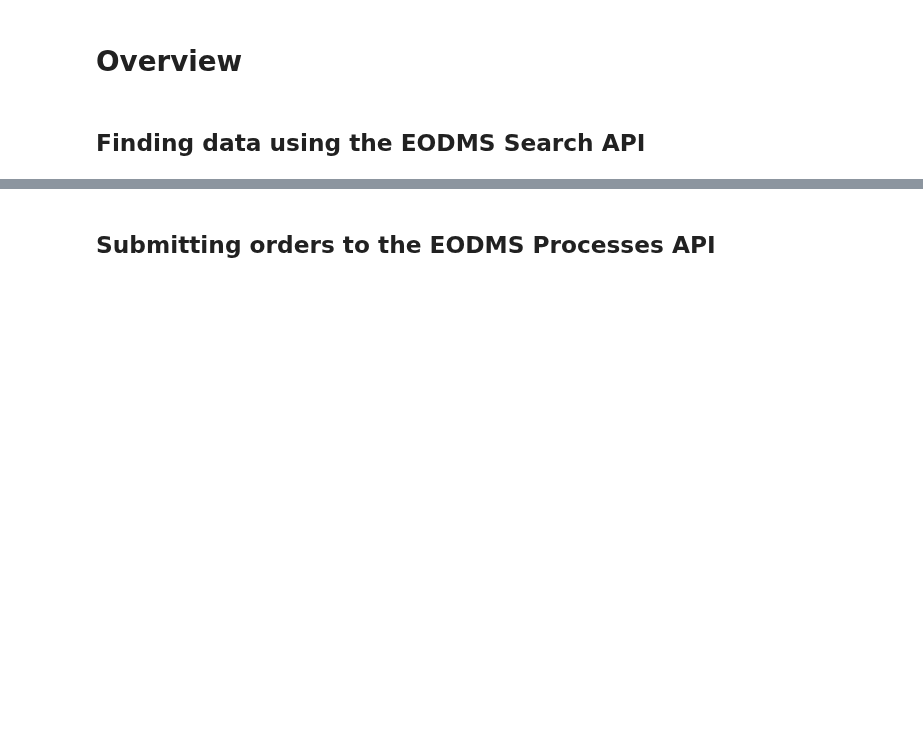
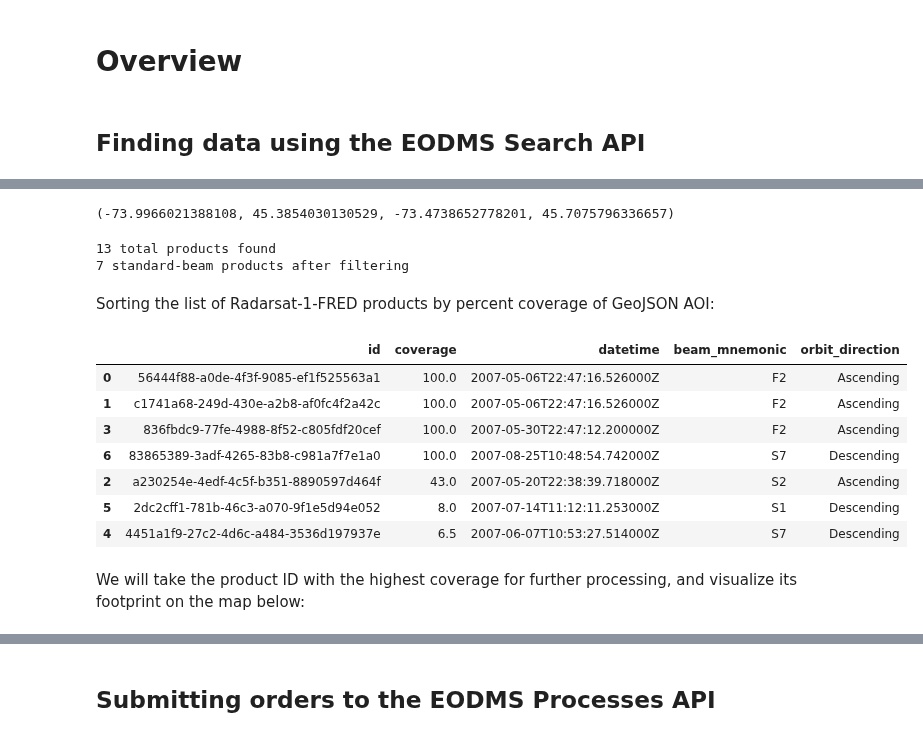
Before and after one commit to eodms-sgdot/rcm-ard-stac-examples, a Jupyter notebook: examples/radarsat1_l1_processing.ipynb, the cells around one changed output, grey strips where cells are left out. Saved outputs shown, nothing was run; the diff lists cells and outputs as text; code cells hidden in the pictures; blank space fills up the shorter version.

```diff
--- a/examples/radarsat1_l1_processing.ipynb
+++ b/examples/radarsat1_l1_processing.ipynb
@@ -5,3 +30,38 @@
+# %%
+# date range for search
+start_date = '2007-05-01'
+end_date = '2007-08-31'
+
+# creating bounding box from input GeoJSON to use as spatial filter
+geojson_path = 'montreal-limites-administratives.geojson'
+aoi_gdf = gpd.read_file(geojson_path)
+bbox = get_bbox(geojson_path)
+bbox
+# %% [output]
+(-73.9966021388108, 45.3854030130529, -73.4738652778201, 45.7075796336657)
 # %%
-# searching STAC items based on AOI + datetime
+# List all items in collection within date range that intersect with bounding box
+catalog_url = 'https://www.eodms-sgdot.nrcan-rncan.gc.ca/search'
+collection = 'Radarsat-1-FRED'
+
+catalog = Client.open(catalog_url)
+search = catalog.search(
+    collections=[collection],
+    bbox=bbox,
+    datetime=f'{start_date}/{end_date}',
+    limit=100,
+    method='GET'
+)
+
+all_items = search.item_collection()
+print(f'{len(all_items)} total products found')
+
+# Filter for standard-beam mode only (ScanSAR is currently unsupported for L1 processing)
+items = [item for item in all_items if item.properties.get('mode') == 'SB']
+print(f'{len(items)} standard-beam products after filtering')
+# %% [output]
+13 total products found
+7 standard-beam products after filtering
+# %% [markdown]
+Sorting the list of Radarsat-1-FRED products by percent coverage of GeoJSON AOI:
 # %%
@@ -8,0 +90,43 @@
+# %%
+def create_coverage_table(items, aoi_gdf):
+    """Sorts all STAC items in an item_collection by percent coverage of an AOI"""
+
+    dict_list = []
+    for item in items:
+
+        # percent coverage
+        aoi_coverage = calculate_coverage(item, aoi_gdf)
+
+        # item properties
+        item_dict = item.to_dict()
+        id = item_dict.get('id')
+        datetime = item_dict.get('properties').get('datetime')
+        beam_mnemonic = item_dict.get('properties').get('beam_mnemonic')
+        orbit_direction = item_dict.get('properties').get('orbit_direction')
+
+        dict_list.append({
+            'id': id,
+            'coverage': aoi_coverage,
+            'datetime': datetime,
+            'beam_mnemonic': beam_mnemonic,
+            'orbit_direction': orbit_direction
+        })
+
+    # Return table with results
+    coverage_table = pd.DataFrame(dict_list).sort_values(by='coverage', ascending=False)
+
+    return coverage_table
+# %%
+coverage_table = create_coverage_table(items, aoi_gdf)
+coverage_table
+# %% [output]
+|  | id | coverage | datetime | beam_mnemonic | orbit_direction |
+| 0 | 56444f88-a0de-4f3f-9085-ef1f525563a1 | 100.0 | 2007-05-06T22:47:16.526000Z | F2 | Ascending |
+| 1 | c1741a68-249d-430e-a2b8-af0fc4f2a42c | 100.0 | 2007-05-06T22:47:16.526000Z | F2 | Ascending |
+| 3 | 836fbdc9-77fe-4988-8f52-c805fdf20cef | 100.0 | 2007-05-30T22:47:12.200000Z | F2 | Ascending |
+| 6 | 83865389-3adf-4265-83b8-c981a7f7e1a0 | 100.0 | 2007-08-25T10:48:54.742000Z | S7 | Descending |
+| 2 | a230254e-4edf-4c5f-b351-8890597d464f | 43.0 | 2007-05-20T22:38:39.718000Z | S2 | Ascending |
+| 5 | 2dc2cff1-781b-46c3-a070-9f1e5d94e052 | 8.0 | 2007-07-14T11:12:11.253000Z | S1 | Descending |
+| 4 | 4451a1f9-27c2-4d6c-a484-3536d197937e | 6.5 | 2007-06-07T10:53:27.514000Z | S7 | Descending |
+# %% [markdown]
+We will take the product ID with the highest coverage for further processing, and visualize its footprint on the map below:
```
Also changed, not shown: parts of 9 cells of this notebook, 1 other file.
